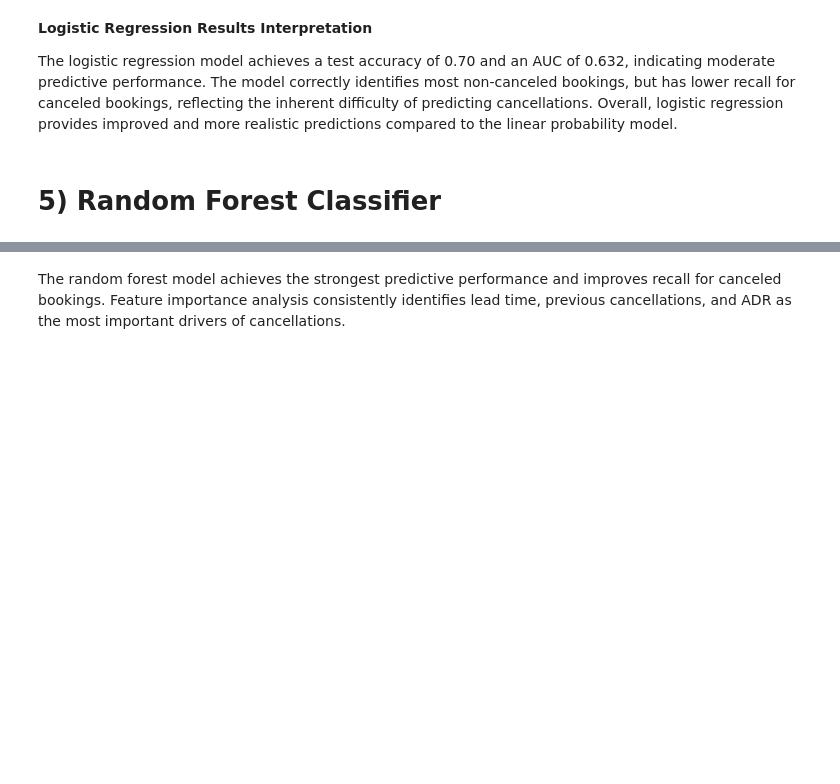
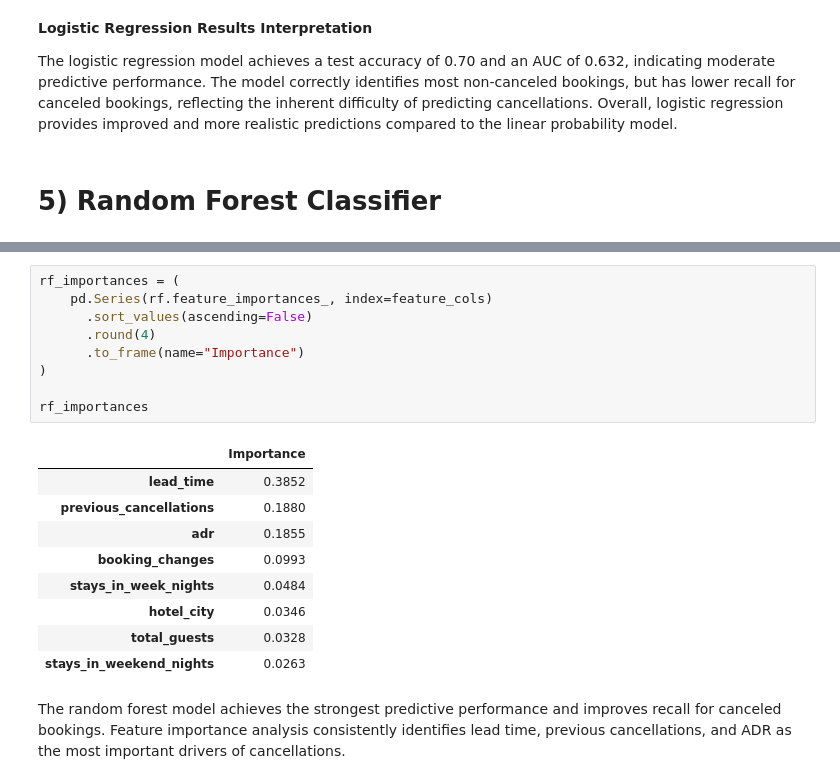
Before and after one commit to mdolf24/hotel-booking-demand, a Jupyter notebook: notebooks/03_modeling.ipynb, the cells around one changed output, grey strips where cells are left out. Saved outputs shown, nothing was run; the diff lists cells and outputs as text; blank space fills up the shorter version.

```diff
--- a/notebooks/03_modeling.ipynb
+++ b/notebooks/03_modeling.ipynb
@@ -265,3 +258,22 @@ dtype: float64
+# %%
+rf_importances = (
+    pd.Series(rf.feature_importances_, index=feature_cols)
+      .sort_values(ascending=False)
+      .round(4)
+      .to_frame(name="Importance")
+)
+
+rf_importances
+# %% [output]
+|  | Importance |
+| lead_time | 0.3852 |
+| previous_cancellations | 0.1880 |
+| adr | 0.1855 |
+| booking_changes | 0.0993 |
+| stays_in_week_nights | 0.0484 |
+| hotel_city | 0.0346 |
+| total_guests | 0.0328 |
+| stays_in_weekend_nights | 0.0263 |
 # %% [markdown]
 The random forest model achieves the strongest predictive performance and improves recall for canceled bookings. Feature importance analysis consistently identifies lead time, previous cancellations, and ADR as the most important drivers of cancellations.
 # %%
```
Also changed, not shown: parts of 14 cells of this notebook.
